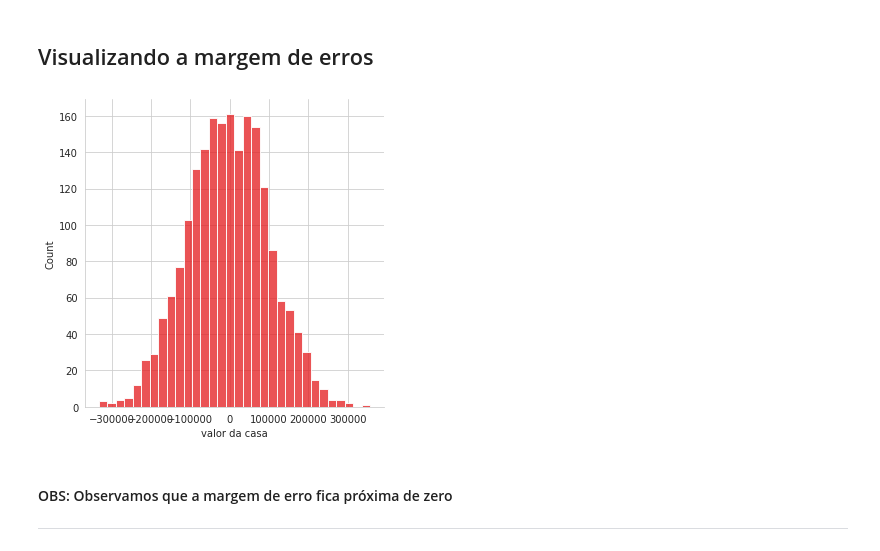
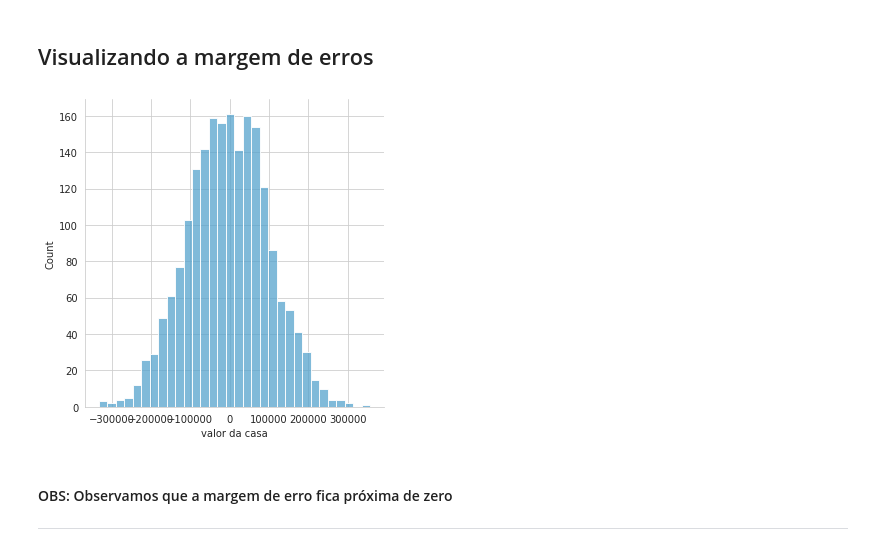
Before and after one commit to JairoLopes/Analises_R_Python, a Jupyter notebook: ML_VendaCasas/Predicao_casas.ipynb, the cells around one changed output. Saved outputs shown, nothing was run; the diff lists cells and outputs as text; code cells hidden in the pictures.

```diff
--- a/ML_VendaCasas/Predicao_casas.ipynb
+++ b/ML_VendaCasas/Predicao_casas.ipynb
@@ -71,0 +78,6 @@ plt.show()
+# %%
+plt.figure(dpi=120)
+sns.set_palette("BuPu_r")
+plt.title("Observando Preço das casas por idade")
+sns.scatterplot(data=df, x="media idade das casas", y="valor da casa")
+plt.show()
@@ -83,6 +99,7 @@ plt.show()
 ## Visualizando distribuição de preços da casa por tamanho da população da região
 # %%
 plt.figure(dpi=120)
+sns.set_palette("Dark2")
 sns.scatterplot(data=df, x='valor da casa',y='populacao da regiao')
 plt.show()
 # %% [output]
@@ -93,6 +110,7 @@ plt.show()
 # %% [markdown]
 ## Visualizando como os dados se relacionam para definir qual modelo preditivo será implementado
 # %%
+sns.set_palette("PiYG_r")
 sns.pairplot(data=df,y_vars="valor da casa")
 plt.show()
 # %% [output]
@@ -128,6 +146,7 @@ LinearRegression(copy_X=True, fit_intercept=True, n_jobs=None, normalize=False)
 pred = lm.predict(Xtest)
 # %%
 plt.figure(dpi=120)
+sns.set_palette("Wistia_r")
 plt.title("Avaliando precisão do modelo")
 plt.xlabel("Valores do eixo X")
 plt.ylabel("Valores do eixo Y")
@@ -141,10 +160,11 @@ plt.show()
 # %% [markdown]
 ## Visualizando a margem de erros
 # %%
+sns.set_palette("icefire")
 sns.displot(ytest - pred)
 plt.show()
 # %% [output]
-[figure, old version]
+[figure, new version]
 # %% [markdown]
 #### OBS: Observamos que a margem de erro fica próxima de zero
 ***
```
Also changed, not shown: parts of 10 cells of this notebook.
